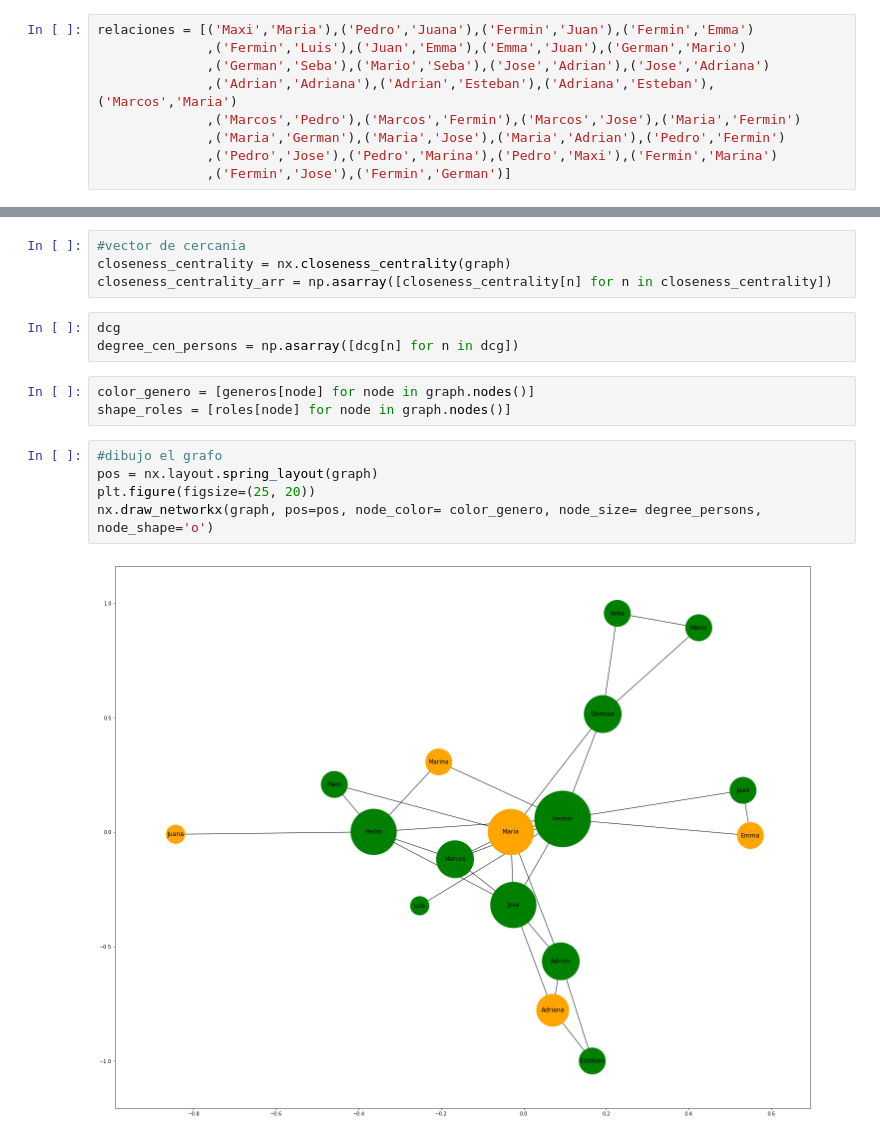
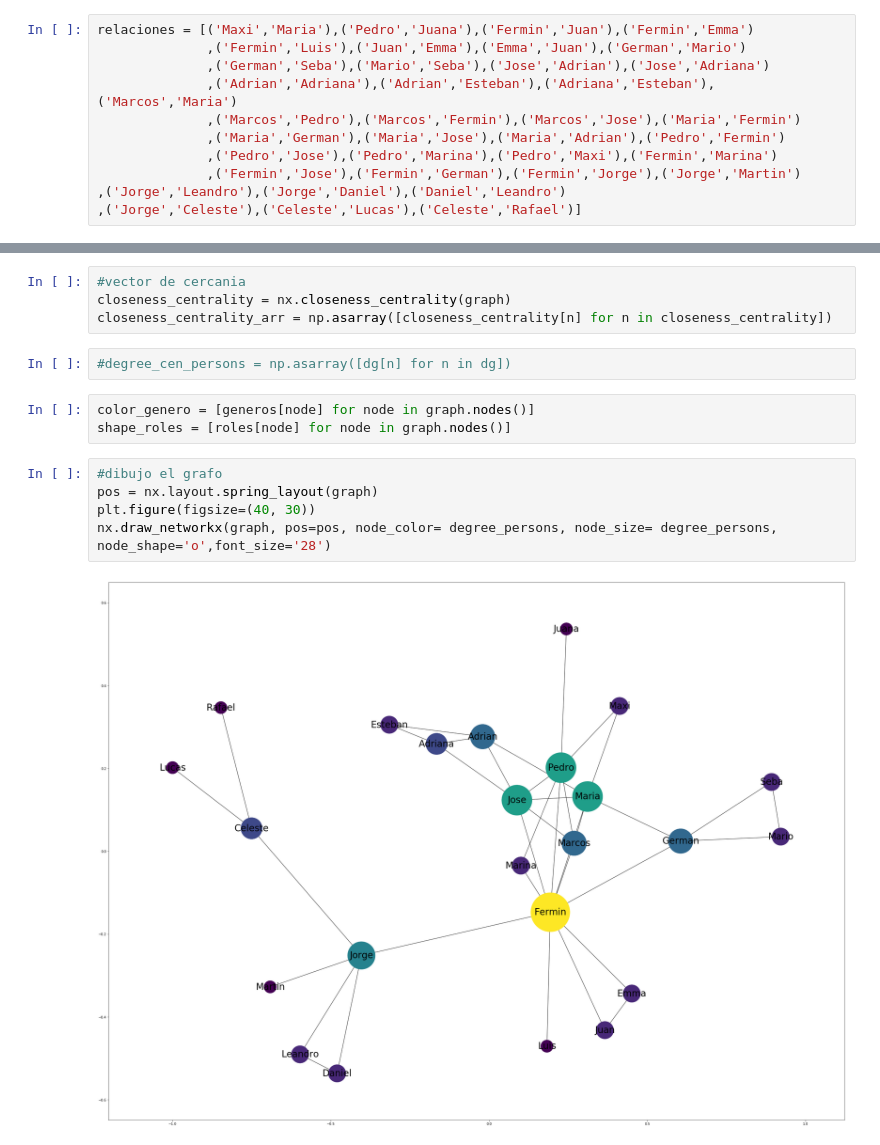
Before and after one commit to mlambolla/Network_Analysis, a Jupyter notebook: Demo/Network Analysis.ipynb, the cells around one changed output, grey strips where cells are left out. Drawn from its saved outputs; the diff is of its cells as text.

```diff
--- a/Demo/Network Analysis.ipynb
+++ b/Demo/Network Analysis.ipynb
@@ -21,7 +21,9 @@ relaciones = [('Maxi','Maria'),('Pedro','Juana'),('Fermin','Juan'),('Fermin','Em
               ,('Marcos','Pedro'),('Marcos','Fermin'),('Marcos','Jose'),('Maria','Fermin')
               ,('Maria','German'),('Maria','Jose'),('Maria','Adrian'),('Pedro','Fermin')
               ,('Pedro','Jose'),('Pedro','Marina'),('Pedro','Maxi'),('Fermin','Marina')
-              ,('Fermin','Jose'),('Fermin','German')]
+              ,('Fermin','Jose'),('Fermin','German'),('Fermin','Jorge'),('Jorge','Martin')
+,('Jorge','Leandro'),('Jorge','Daniel'),('Daniel','Leandro')
+,('Jorge','Celeste'),('Celeste','Lucas'),('Celeste','Rafael')]
 # %%
 #agrego conexiones
 for node_a,node_b in relaciones:
@@ -72,15 +68,14 @@ betweenness_centrality_arr = np.asarray([betweenness_centrality[n] for n in betw
 closeness_centrality = nx.closeness_centrality(graph)
 closeness_centrality_arr = np.asarray([closeness_centrality[n] for n in closeness_centrality])
 # %%
-dcg
-degree_cen_persons = np.asarray([dcg[n] for n in dcg])
+#degree_cen_persons = np.asarray([dg[n] for n in dg])
 # %%
 color_genero = [generos[node] for node in graph.nodes()]
 shape_roles = [roles[node] for node in graph.nodes()]
 # %%
 #dibujo el grafo
 pos = nx.layout.spring_layout(graph)
-plt.figure(figsize=(25, 20))
-nx.draw_networkx(graph, pos=pos, node_color= color_genero, node_size= degree_persons, node_shape='o')
+plt.figure(figsize=(40, 30))
+nx.draw_networkx(graph, pos=pos, node_color= degree_persons, node_size= degree_persons, node_shape='o',font_size='28')
 # %% [output]
-[figure, old version]
+[figure, new version]
```
Also changed, not shown: parts of 4 cells of this notebook, 1 other file.
